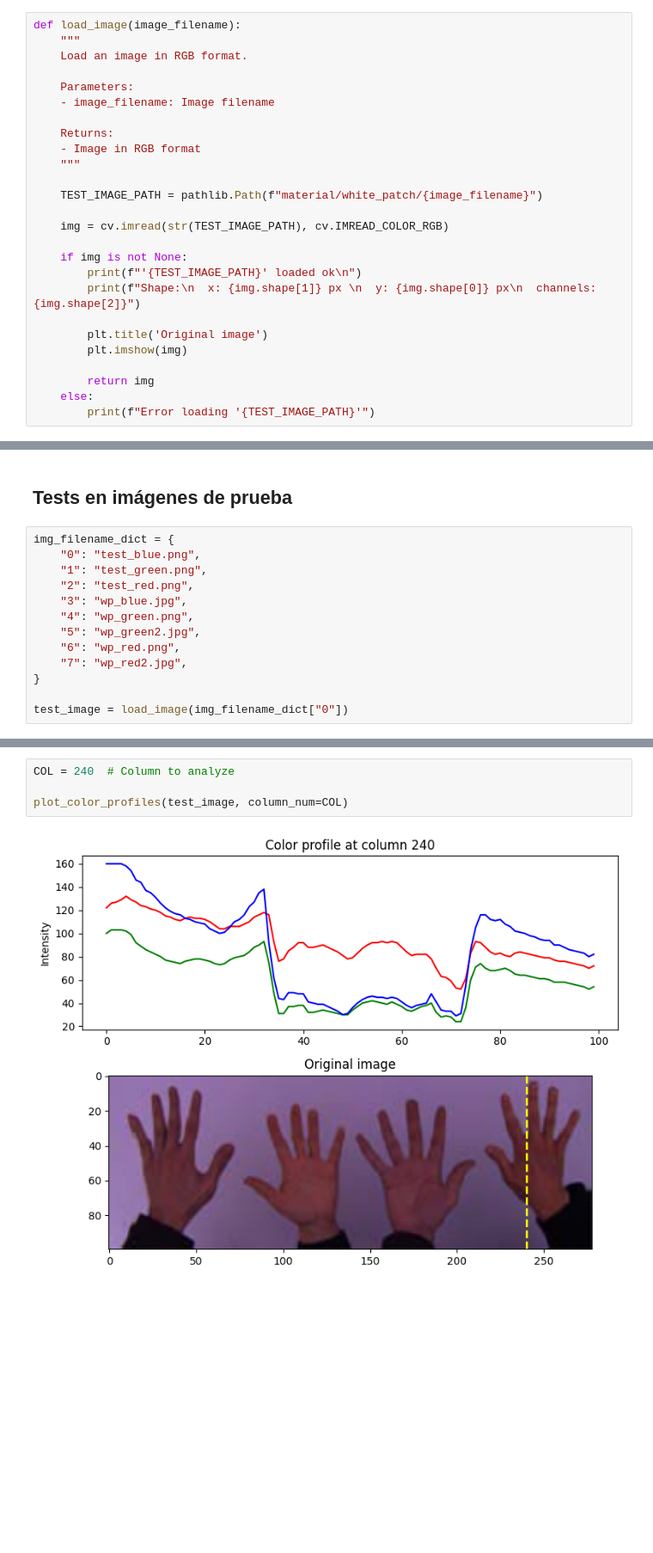
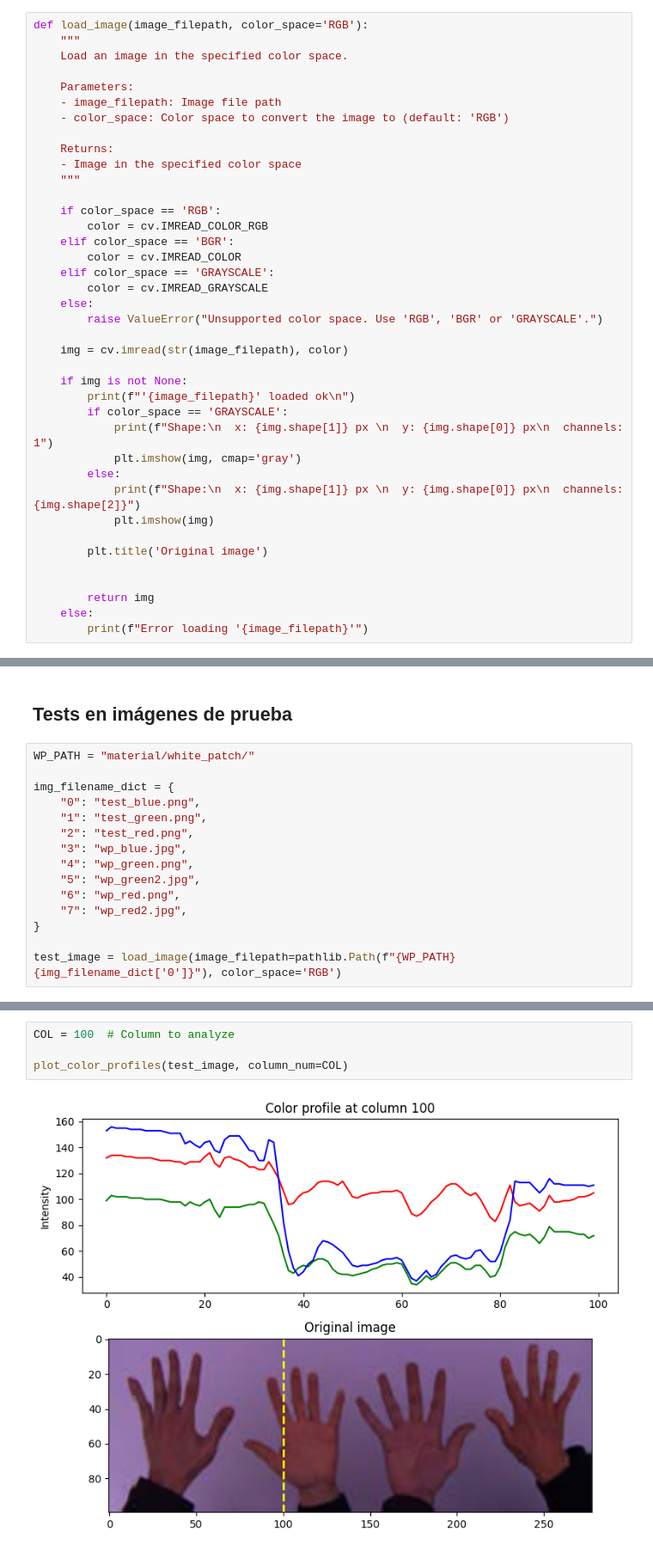
Before and after one commit to ArielMatC/ceia-computer-vision-1, a Jupyter notebook: TP1/tp1.ipynb, the cells around one changed output, grey strips where cells are left out. Shown at 86% size. Cells and saved outputs as stored; diff of their text form; blank space fills up the shorter version.

```diff
--- a/TP1/tp1.ipynb
+++ b/TP1/tp1.ipynb
@@ -81,31 +81,44 @@ def white_patch_correction(image, percentile=99):
 
     return corrected_image
 # %%
-def load_image(image_filename):
+def load_image(image_filepath, color_space='RGB'):
     """
-    Load an image in RGB format.
+    Load an image in the specified color space.
 
     Parameters:
-    - image_filename: Image filename
+    - image_filepath: Image file path
+    - color_space: Color space to convert the image to (default: 'RGB')
 
     Returns:
-    - Image in RGB format
+    - Image in the specified color space
     """
 
-    TEST_IMAGE_PATH = pathlib.Path(f"material/white_patch/{image_filename}")
+    if color_space == 'RGB':
+        color = cv.IMREAD_COLOR_RGB
+    elif color_space == 'BGR':
+        color = cv.IMREAD_COLOR
+    elif color_space == 'GRAYSCALE':
+        color = cv.IMREAD_GRAYSCALE
+    else:
+        raise ValueError("Unsupported color space. Use 'RGB', 'BGR' or 'GRAYSCALE'.")
 
-    img = cv.imread(str(TEST_IMAGE_PATH), cv.IMREAD_COLOR_RGB)
+    img = cv.imread(str(image_filepath), color)
 
     if img is not None:
-        print(f"'{TEST_IMAGE_PATH}' loaded ok\n")
-        print(f"Shape:\n  x: {img.shape[1]} px \n  y: {img.shape[0]} px\n  channels: {img.shape[2]}")
+        print(f"'{image_filepath}' loaded ok\n")
+        if color_space == 'GRAYSCALE':
+            print(f"Shape:\n  x: {img.shape[1]} px \n  y: {img.shape[0]} px\n  channels: 1")
+            plt.imshow(img, cmap='gray')
+        else:
+            print(f"Shape:\n  x: {img.shape[1]} px \n  y: {img.shape[0]} px\n  channels: {img.shape[2]}")
+            plt.imshow(img)
 
         plt.title('Original image')
-        plt.imshow(img)
+
 
         return img
     else:
-        print(f"Error loading '{TEST_IMAGE_PATH}'")
+        print(f"Error loading '{image_filepath}'")
 # %%
 def plot_color_profiles(image, column_num=0):
     """
@@ -213,6 +226,8 @@ def histograms_compare(image, corrected_image):
 # %% [markdown]
 ## Tests en imágenes de prueba
 # %%
+WP_PATH = "material/white_patch/"
+
 img_filename_dict = {
     "0": "test_blue.png",
     "1": "test_green.png",
@@ -224,7 +239,7 @@ img_filename_dict = {
     "7": "wp_red2.jpg",
 }
 
-test_image = load_image(img_filename_dict["0"])
+test_image = load_image(image_filepath=pathlib.Path(f"{WP_PATH}{img_filename_dict['0']}"), color_space='RGB')
 # %% [output]
 'material\white_patch\test_blue.png' loaded ok
 
@@ -234,11 +249,11 @@ Shape:
   channels: 3
 [figure]
 # %%
-COL = 240  # Column to analyze
+COL = 100  # Column to analyze
 
 plot_color_profiles(test_image, column_num=COL)
 # %% [output]
-[figure, old version]
+[figure, new version]
 # %%
 # Plot 3 channels
 plt.figure(figsize=(12, 4))
```
Also changed, not shown: parts of 5 cells of this notebook.
